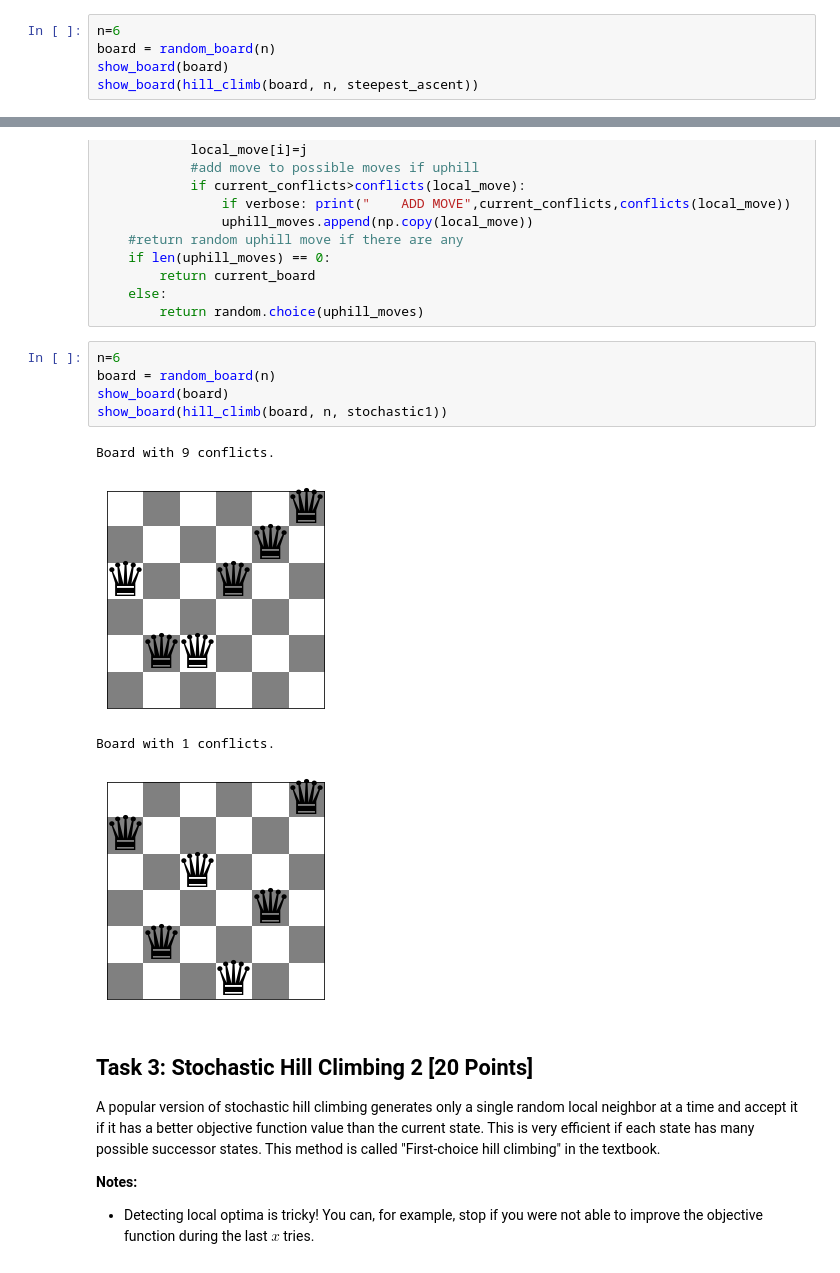
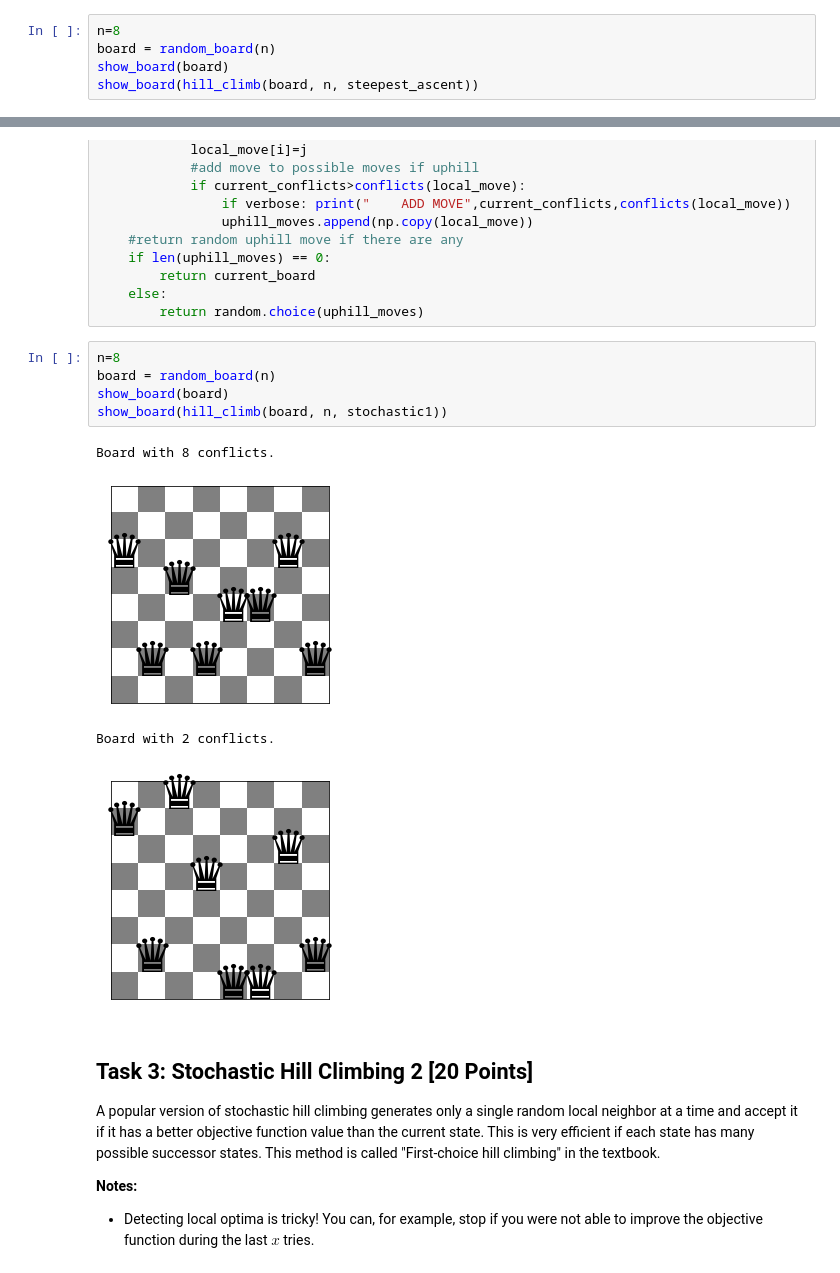
Before and after one commit to kirkwat/artificial-intelligence, a Jupyter notebook: assignment_4/n_queens.ipynb, the cells around one changed output, grey strips where cells are left out. Drawn from its saved outputs; the diff is of its cells as text.

```diff
--- a/assignment_4/n_queens.ipynb
+++ b/assignment_4/n_queens.ipynb
@@ -149,7 +149,7 @@ def steepest_ascent(current_board, n, verbose=False):
     #return best local move
     return best_board
 # %%
-n=6
+n=8
 board = random_board(n)
 show_board(board)
 show_board(hill_climb(board, n, steepest_ascent))
@@ -186,15 +186,15 @@ def stochastic1(current_board, n, verbose=False):
     else:
         return random.choice(uphill_moves)
 # %%
-n=6
+n=8
 board = random_board(n)
 show_board(board)
 show_board(hill_climb(board, n, stochastic1))
 # %% [output]
-Board with 9 conflicts.
+Board with 8 conflicts.
-[figure, old version]
+[figure, new version]
-Board with 1 conflicts.
+Board with 2 conflicts.
-[figure, old version]
+[figure, new version]
 # %% [markdown]
 ## Task 3: Stochastic Hill Climbing 2 [20 Points]
 
```
Also changed, not shown: parts of 5 cells of this notebook.
